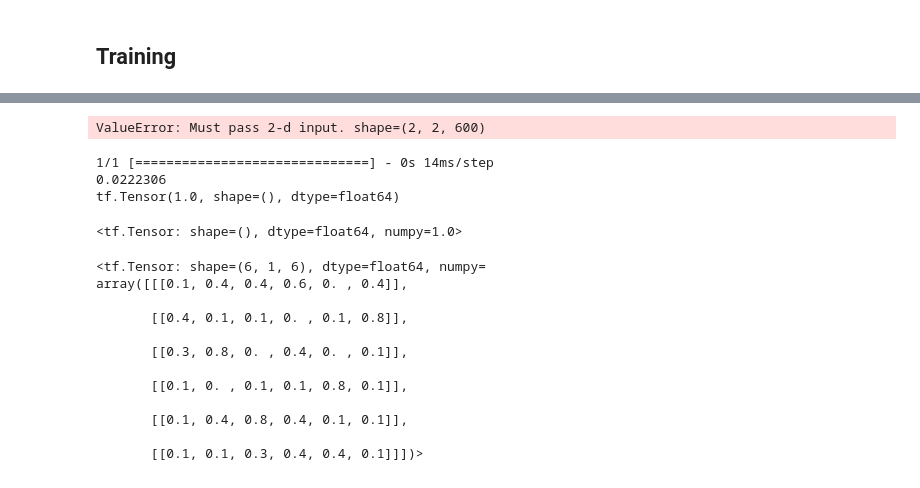
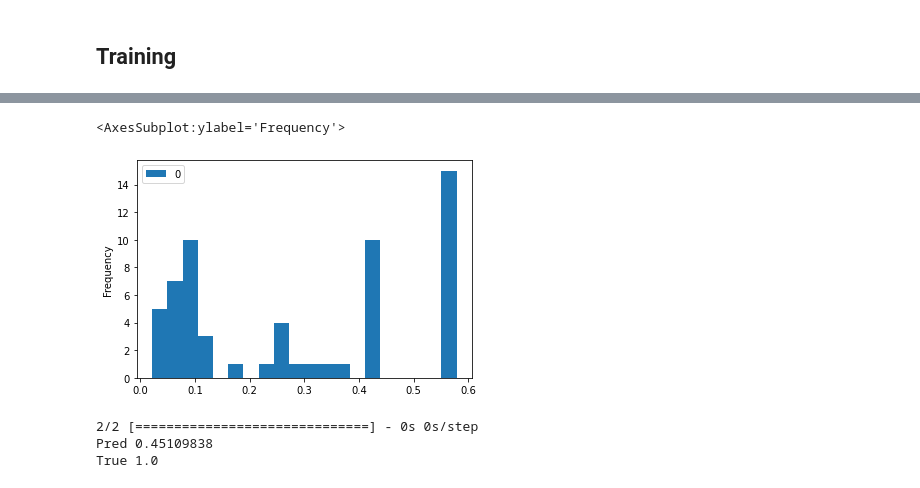
Before and after one commit to FlorianRupp/nmmo-baselines, a Jupyter notebook: experiments/predict_balance.ipynb, the cells around one changed output, grey strips where cells are left out. Cells and saved outputs as stored; diff of their text form; code cells hidden in the pictures.

Commit message:
Working on map balance prediction.

```diff
--- a/experiments/predict_balance.ipynb
+++ b/experiments/predict_balance.ipynb
@@ -39,8 +41,11 @@ for folder in os.listdir(path_maps):
     m = np.load(os.path.join(path_maps, folder, "map.npy"))
     b = BORDER + 1
     s = b+SIZE - 2
-    m = (m[b:s, b:s] -1) / 10
-    X.append(m)
+    m = (m[b:s, b:s] -1)
+    m[m==8] = 2
+    m[m==6] = 5
+
+    X.append(tf.one_hot(m, 6))
 # %%
 X[15]
 # %% [output]
@@ -53,6 +73,2 @@ array([[0.1, 0.4, 0.4, 0.1, 0.1, 0.8],
 # %% [markdown]
 ## Training
-# %%
-y = tf.convert_to_tensor(data["balancing1"])
-X = tf.convert_to_tensor(X)
-#X = tf.expand_dims(X, axis=1)
@@ -64,0 +75,6 @@ X_test = X[split:]
+# %%
+X_train, X_test, y_train, y_test = train_test_split(X, data["balancing1"], test_size=0.2, shuffle=True)
+X_train = tf.convert_to_tensor(X_train)
+y_train = tf.convert_to_tensor(y_train)
+X_test = tf.convert_to_tensor(X_test)
+y_test = tf.convert_to_tensor(y_test)
@@ -100,17 +119,20 @@ TensorShape([300, 6, 6])
 # %%
 model = tf.keras.Sequential()
-model.add(tf.keras.layers.Input((6,6, 1)))
-model.add(tf.keras.layers.Conv2D(32, (3, 3), activation='relu'))
+model.add(tf.keras.layers.Input((6, 6, 6)))
+model.add(tf.keras.layers.Conv2D(32, (1, 1), activation='relu'))
+model.add(tf.keras.layers.MaxPooling2D((2,2)))
+model.add(tf.keras.layers.Conv2D(16, (1, 1), activation='relu'))
 model.add(tf.keras.layers.MaxPooling2D((2, 2)))
-#model.add(tf.keras.layers.Conv2D(32, (3, 3), activation='relu'))
-#model.add(tf.keras.layers.MaxPooling2D((2, 2)))
-#model.add(tf.keras.layers.Conv2D(64, (3, 3), activation='relu'))
-#model.add(tf.keras.layers.Flatten())
+model.add(tf.keras.layers.Conv2D(8, (1, 1), activation='relu'))
+model.add(tf.keras.layers.Flatten())
 #model.add(tf.keras.layers.Dense(32, activation='relu'))
 #model.add(tf.keras.layers.Dense(16, activation='relu'))
+#model.add(tf.keras.layers.Dense(64, activation="relu"))
+model.add(tf.keras.layers.Dense(32, activation="relu"))
+model.add(tf.keras.layers.Dense(8, activation="relu"))
 model.add(tf.keras.layers.Dense(1, activation="sigmoid"))
 model.build()
 model.compile(loss="mse", optimizer="adam")
 model.summary()
-model.fit(x=X_train, y=y_train, epochs=100)
+model.fit(x=X_train, y=y_train, epochs=30)
 # %% [output]
@@ -140,3 +162,4 @@ model.evaluate(X_test, y_test)
 # %%
-pd.DataFrame(abs(model.predict(X_test) - y_test)[0]).plot.hist()
+# plot hist for MLP eval
+pd.DataFrame(abs(model.predict(X_test) - y_test)[0]).plot.hist(bins=20)
 # %% [output]
@@ -144,28 +167,10 @@ pd.DataFrame(abs(model.predict(X_test) - y_test)[0]).plot.hist()
-ValueError: Must pass 2-d input. shape=(2, 2, 600)
+<AxesSubplot:ylabel='Frequency'>
+[figure, added]
 # %%
-i = 5
-print(model.predict(tf.expand_dims(X_test[i], axis=0))[0][0])
-print(y_test[i])
+i = 12
+print("Pred", model.predict(X_test)[i][0])
+print("True", y_test[i].numpy())
 # %% [output]
-1/1 [==============================] - 0s 14ms/step
-0.0222306
-tf.Tensor(1.0, shape=(), dtype=float64)
+2/2 [==============================] - 0s 0s/step
+Pred 0.45109838
+True 1.0
-# %%
-y_test[0]
-# %% [output]
-<tf.Tensor: shape=(), dtype=float64, numpy=1.0>
-# %%
-tf.expand_dims(X_test[0], axis=1)
-# %% [output]
-<tf.Tensor: shape=(6, 1, 6), dtype=float64, numpy=
-array([[[0.1, 0.4, 0.4, 0.6, 0. , 0.4]],
-
-       [[0.4, 0.1, 0.1, 0. , 0.1, 0.8]],
-
-       [[0.3, 0.8, 0. , 0.4, 0. , 0.1]],
-
-       [[0.1, 0. , 0.1, 0.1, 0.8, 0.1]],
-
-       [[0.1, 0.4, 0.8, 0.4, 0.1, 0.1]],
-
-       [[0.1, 0.1, 0.3, 0.4, 0.4, 0.1]]])>
```
Also changed, not shown: parts of 14 cells of this notebook.
